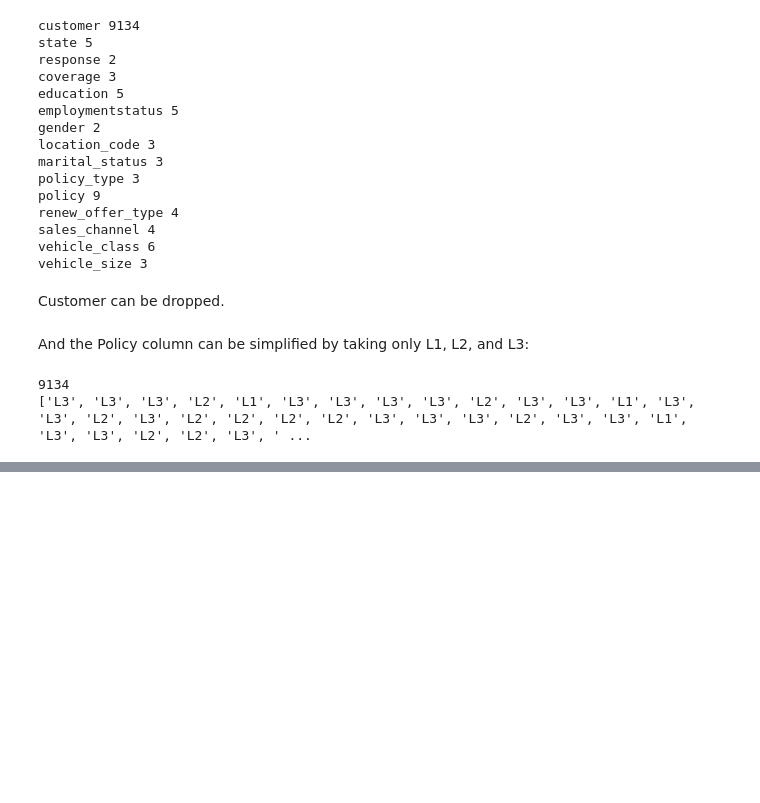
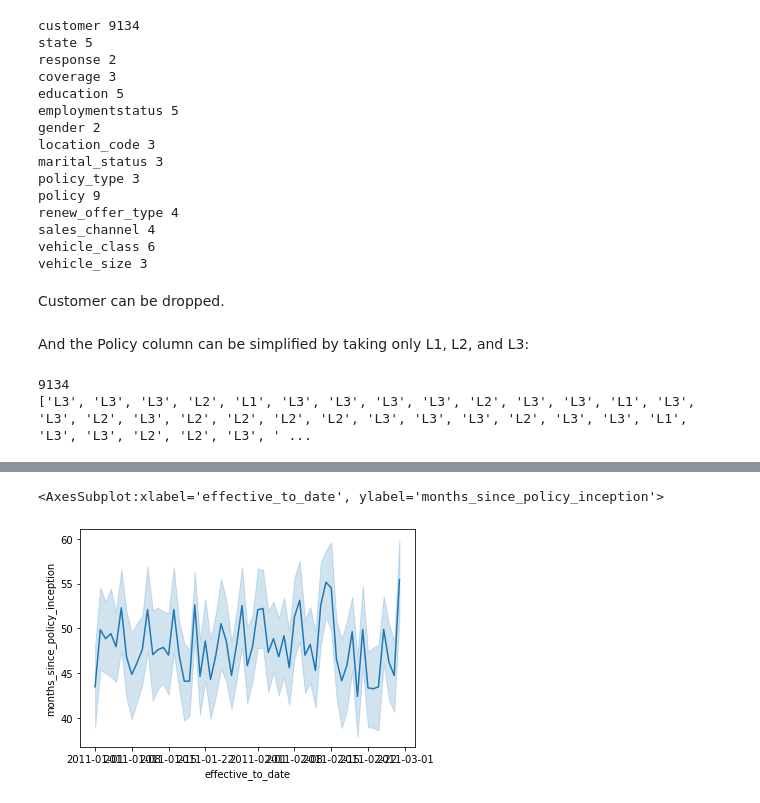
Before and after one commit to rjpeters/week4, a Jupyter notebook: Lab_numeric.ipynb, the cells around one changed output, grey strips where cells are left out. Drawn from its saved outputs; the diff is of its cells as text; code cells hidden in the pictures; blank space fills up the shorter version.

```diff
--- a/Lab_numeric.ipynb
+++ b/Lab_numeric.ipynb
@@ -693,0 +770,5 @@ categorical_df.head(60)
+# %%
+sns.lineplot(x = customer_df['effective_to_date'], y = customer_df['months_since_policy_inception'])
+# %% [output]
+<AxesSubplot:xlabel='effective_to_date', ylabel='months_since_policy_inception'>
+[figure, added]
```
Also changed, not shown: parts of 79 cells of this notebook, 2 other files.
